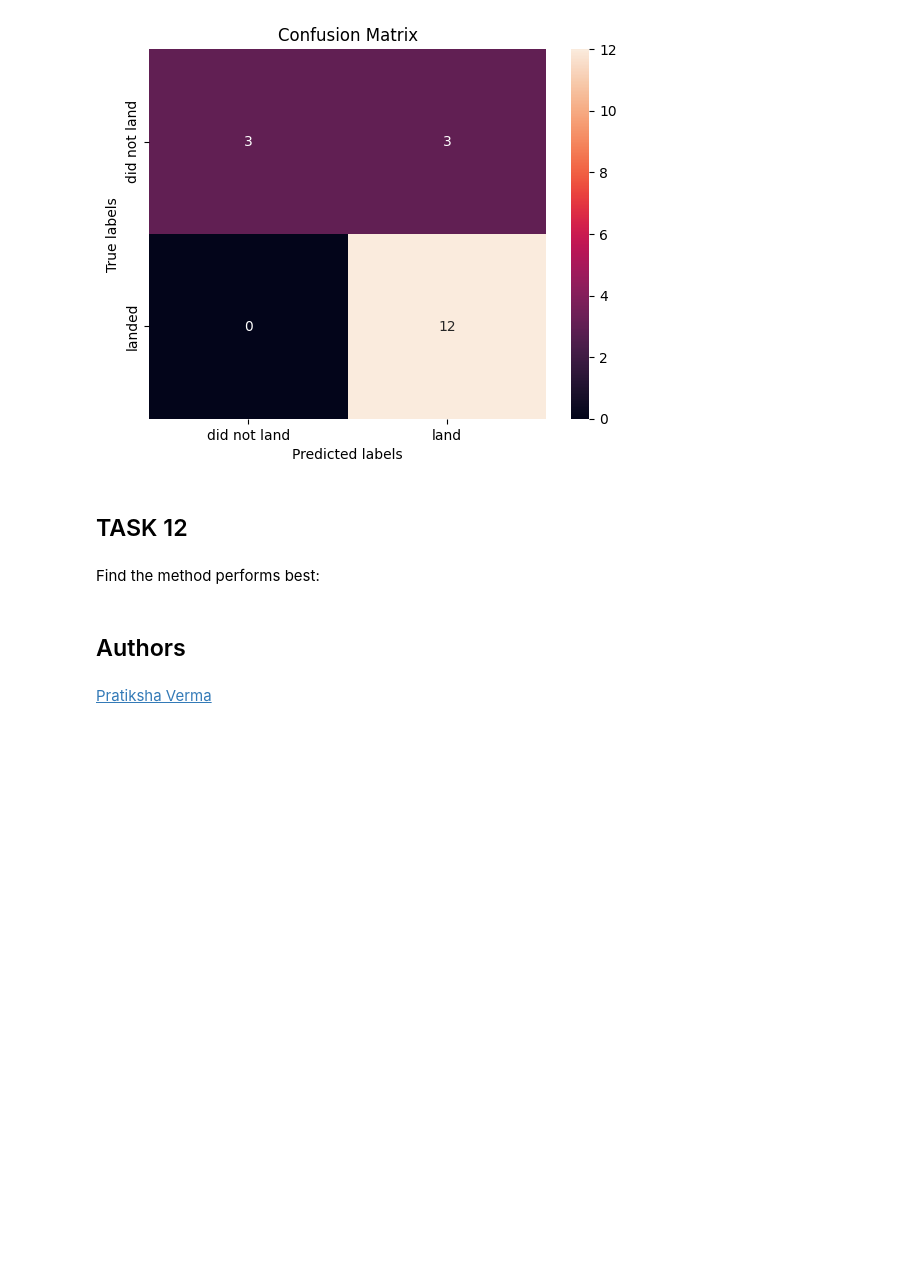
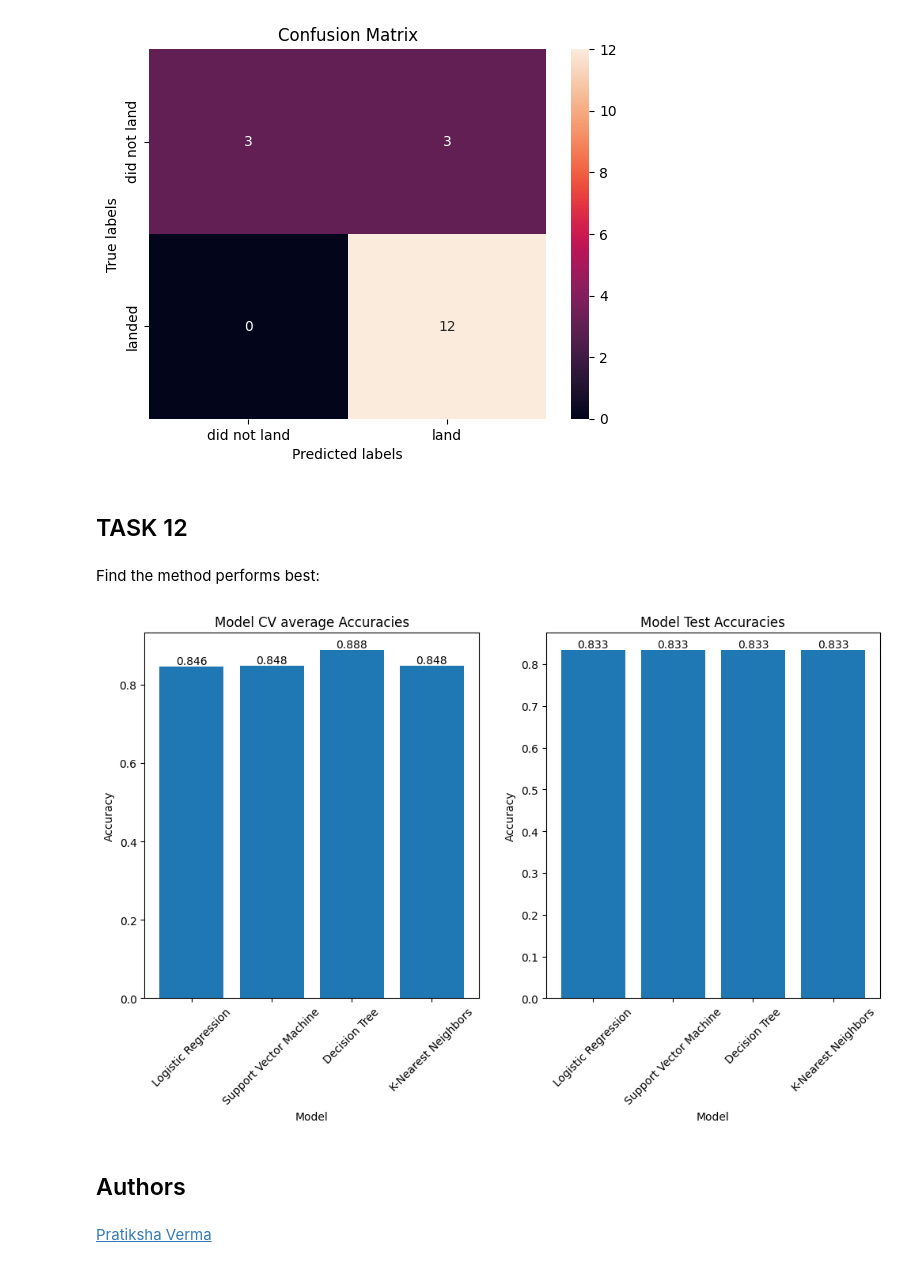
Before and after one commit to Martin-Labenne/IBM-spaceX-Falcon9-analysis, a Jupyter notebook: spacex-ml-prediction.ipynb, the cells around one changed output. Drawn from its saved outputs; the diff is of its cells as text; code cells hidden in the pictures; blank space fills up the shorter version.

Commit message:
bar chart on classification lab

```diff
--- a/spacex-ml-prediction.ipynb
+++ b/spacex-ml-prediction.ipynb
@@ -178,7 +178,8 @@ accuracy : 0.8464285714285713
 # %% [markdown]
 Calculate the accuracy on the test data using the method <code>score</code>:
 # %%
-logreg_cv.score(X_test, Y_test)
+logreg_cv_test_accuracy = logreg_cv.score(X_test, Y_test)
+logreg_cv_test_accuracy
 # %% [output]
 0.8333333333333334
 # %% [markdown]
@@ -232,7 +233,8 @@ accuracy : 0.8482142857142856
 # %% [markdown]
 Calculate the accuracy on the test data using the method <code>score</code>:
 # %%
-svm_cv.score(X_test, Y_test)
+svm_cv_test_accuracy = svm_cv.score(X_test, Y_test)
+svm_cv_test_accuracy
 # %% [output]
 0.8333333333333334
 # %% [markdown]
@@ -284,7 +286,8 @@ accuracy : 0.8714285714285713
 # %% [markdown]
 Calculate the accuracy of tree_cv on the test data using the method <code>score</code>:
 # %%
-tree_cv.score(X_test, Y_test)
+tree_cv_test_accuracy = tree_cv.score(X_test, Y_test)
+tree_cv_test_accuracy
 # %% [output]
 0.8333333333333334
 # %% [markdown]
@@ -329,7 +332,8 @@ accuracy : 0.8482142857142858
 # %% [markdown]
 Calculate the accuracy of knn_cv on the test data using the method <code>score</code>:
 # %%
-KNN_cv.score(X_test, Y_test)
+KNN_cv_test_accuracy = KNN_cv.score(X_test, Y_test)
+KNN_cv_test_accuracy
 # %% [output]
 0.8333333333333334
 # %% [markdown]
@@ -343,6 +347,36 @@ plot_confusion_matrix(Y_test,yhat)
 ## TASK  12
 # %% [markdown]
 Find the method performs best:
+# %%
+# Define the model names and their corresponding accuracies
+model_names = ['Logistic Regression', 'Support Vector Machine', 'Decision Tree', 'K-Nearest Neighbors']
+accuracies = [logreg_cv.best_score_, svm_cv.best_score_, tree_cv.best_score_, KNN_cv.best_score_]
+test_accuracies = [logreg_cv_test_accuracy, svm_cv_test_accuracy, tree_cv_test_accuracy, KNN_cv_test_accuracy]
+
+fig, (ax1, ax2) = plt.subplots(1, 2, figsize=(12, 6))
+
+# Create a bar chart
+ax1.bar(model_names, accuracies)
+for index, value in enumerate(accuracies):
+    ax1.text(index, value, str(round(value, 3)), ha='center', va='bottom')
+
+ax1.set_xlabel('Model')
+ax1.set_ylabel('Accuracy')
+ax1.set_title('Model CV average Accuracies')
+ax1.set_xticklabels(model_names, rotation=45)
+
+ax2.bar(model_names, test_accuracies)
+for index, value in enumerate(test_accuracies):
+    ax2.text(index, value, str(round(value, 3)), ha='center', va='bottom')
+
+ax2.set_xlabel('Model')
+ax2.set_ylabel('Accuracy')
+ax2.set_title('Model Test Accuracies')
+ax2.set_xticklabels(model_names, rotation=45)
+
+plt.show()
+# %% [output]
+[figure, added]
 # %% [markdown]
 ## Authors
 # %% [markdown]
```
Also changed, not shown: parts of 2 cells of this notebook.
